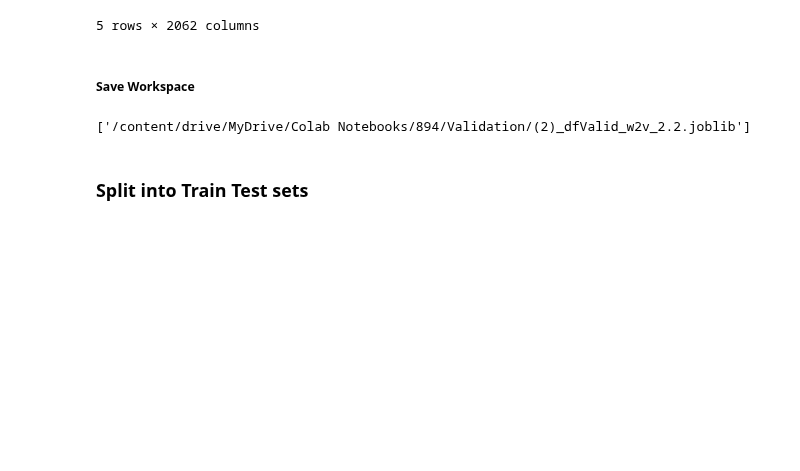
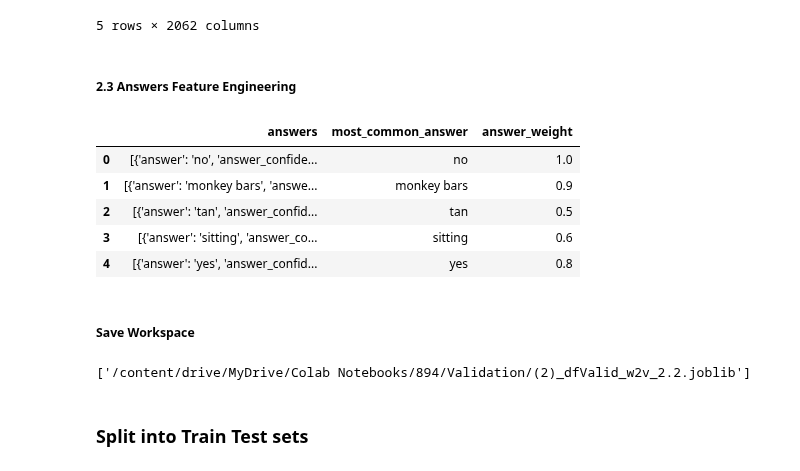
Before and after one commit to nilanahar/MMAI_894_DeepLearning_Project_TeamRosedale, a Jupyter notebook: MMAI_894_Team_Project_ResNet+GoogleWord2Vec.ipynb, the cells around one changed output. Cells and saved outputs as stored; diff of their text form; code cells hidden in the pictures; blank space fills up the shorter version.

```diff
--- a/MMAI_894_Team_Project_ResNet+GoogleWord2Vec.ipynb
+++ b/MMAI_894_Team_Project_ResNet+GoogleWord2Vec.ipynb
@@ -586,6 +586,34 @@ df_train.head()
 | 3 | 1 | 0.295177 | 0.688931 | 0.079504 | 0.947996 | 0.140809 | 0.325638 | 0.344328 | 1.227646 | 0.559828 | ... | ... |
 | 4 | 1 | 0.295177 | 0.688931 | 0.079504 | 0.947996 | 0.140809 | 0.325638 | 0.344328 | 1.227646 | 0.559828 | ... | ... |
 5 rows × 2062 columns
+# %% [markdown]
+##### 2.3 Answers Feature Engineering
+# %%
+from collections import Counter
+
+# Function to calculate the most common answer and its weight
+def calculate_answer_weight(answers):
+    # Extract the answer strings from the list of dictionaries
+    answer_strings = [d.get('answer', '') for d in answers]  # Handle missing 'answer' key
+
+    counter = Counter(answer_strings)  # Count occurrences of answer strings
+    most_common_answer, count = counter.most_common(1)[0]
+    weight = count / len(answers)
+    return most_common_answer, weight
+
+# Apply the function to df_train and df_valid
+df_train['most_common_answer'], df_train['answer_weight'] = zip(*df_train['answers'].apply(calculate_answer_weight))
+df_valid['most_common_answer'], df_valid['answer_weight'] = zip(*df_valid['answers'].apply(calculate_answer_weight))
+
+# Display the updated dataframe
+df_train[['answers', 'most_common_answer', 'answer_weight']].head()
+# %% [output]
+|  | answers | most_common_answer | answer_weight |
+| 0 | [{'answer': 'no', 'answer_confide... | no | 1.0 |
+| 1 | [{'answer': 'monkey bars', 'answe... | monkey bars | 0.9 |
+| 2 | [{'answer': 'tan', 'answer_confid... | tan | 0.5 |
+| 3 | [{'answer': 'sitting', 'answer_co... | sitting | 0.6 |
+| 4 | [{'answer': 'yes', 'answer_confid... | yes | 0.8 |
 # %% [markdown]
 ##### Save Workspace
 # %%
```
Also changed, not shown: parts of 7 cells of this notebook.
